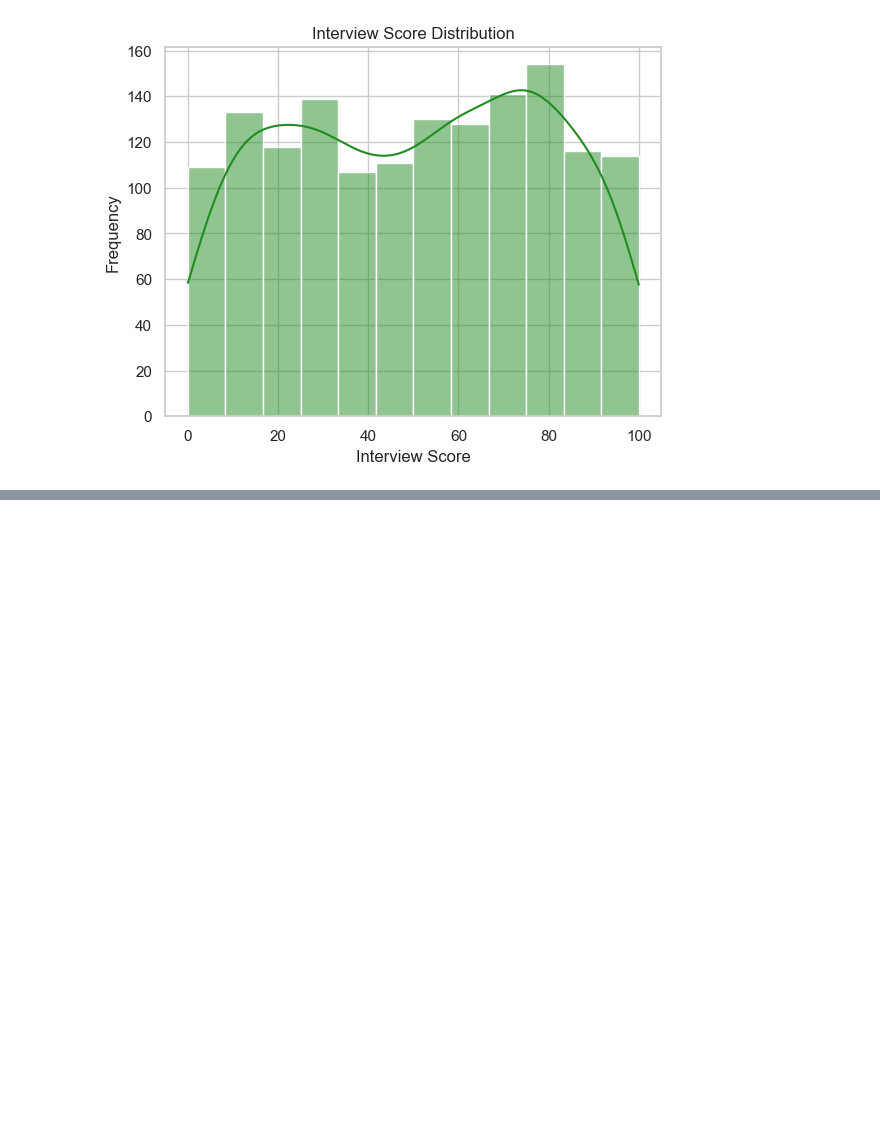
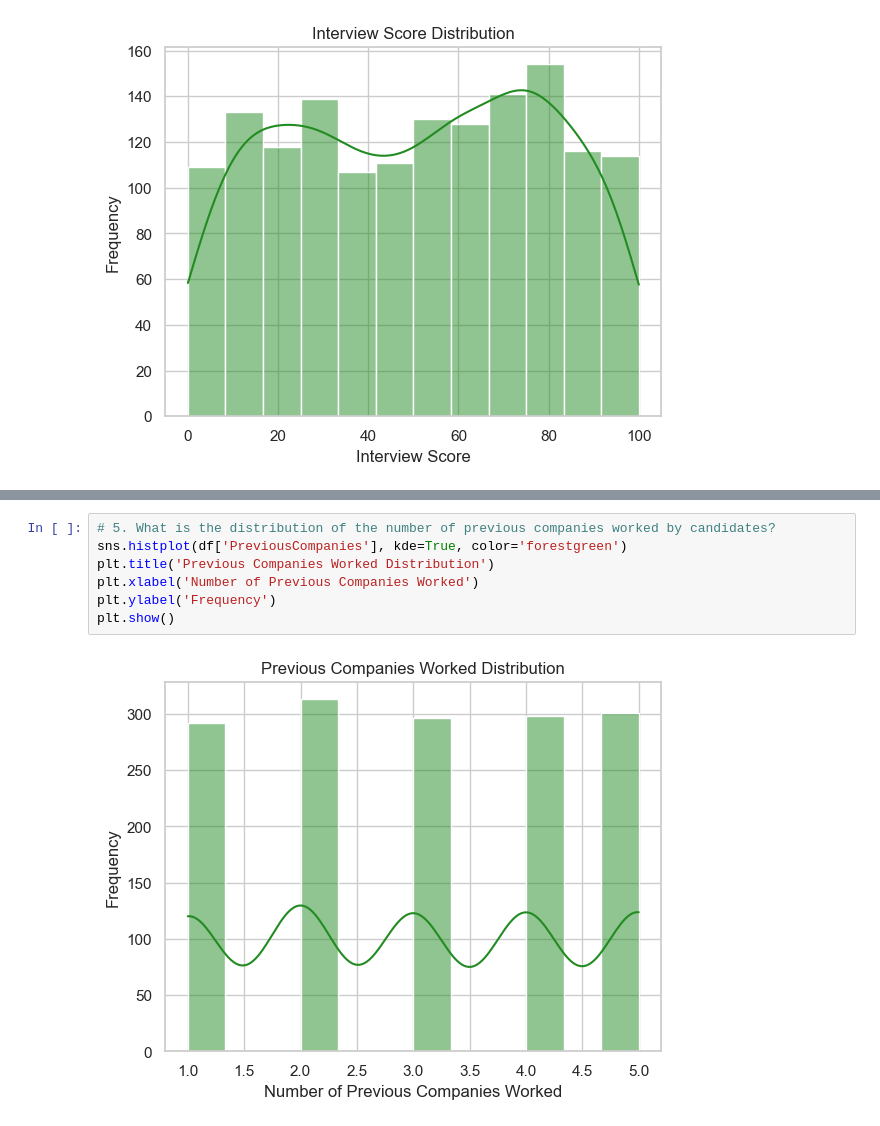
Before and after one commit to Eunnylans/Hiring--Analysis--Using--Linear--Regression, a Jupyter notebook: Predicting--Hiring--Decisions.ipynb, the cells around one changed output, grey strips where cells are left out. Drawn from its saved outputs; the diff is of its cells as text; blank space fills up the shorter version.

```diff
--- a/Predicting--Hiring--Decisions.ipynb
+++ b/Predicting--Hiring--Decisions.ipynb
@@ -781,0 +800,9 @@ plt.show()
+# %%
+# 5. What is the distribution of the number of previous companies worked by candidates?
+sns.histplot(df['PreviousCompanies'], kde=True, color='forestgreen')
+plt.title('Previous Companies Worked Distribution')
+plt.xlabel('Number of Previous Companies Worked')
+plt.ylabel('Frequency')
+plt.show()
+# %% [output]
+[figure, added]
```
Also changed, not shown: parts of 3 cells of this notebook.
